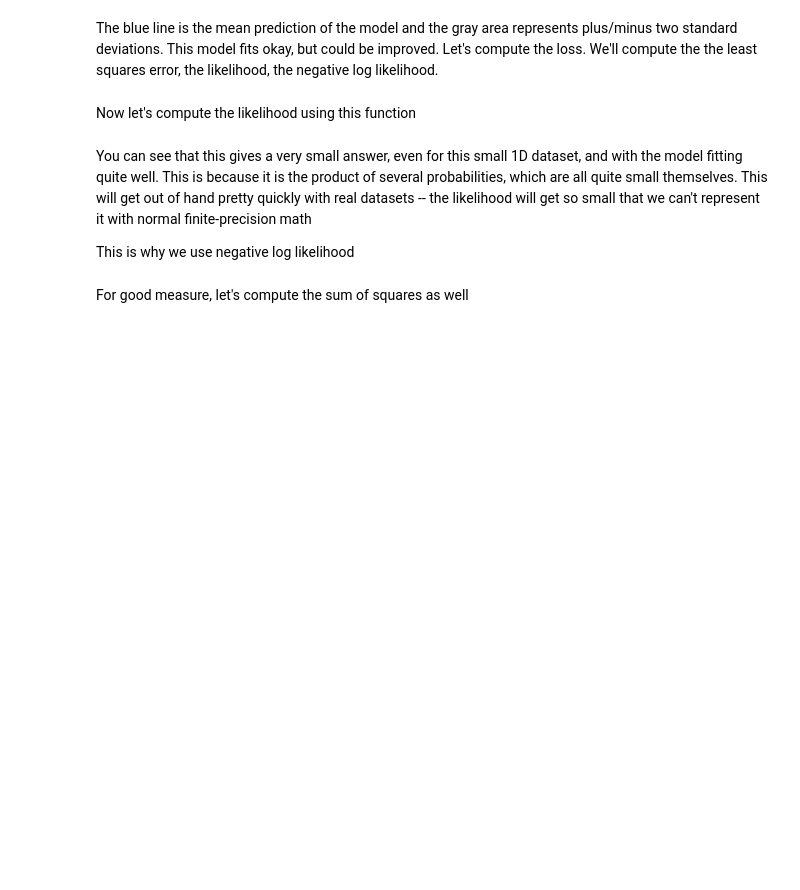
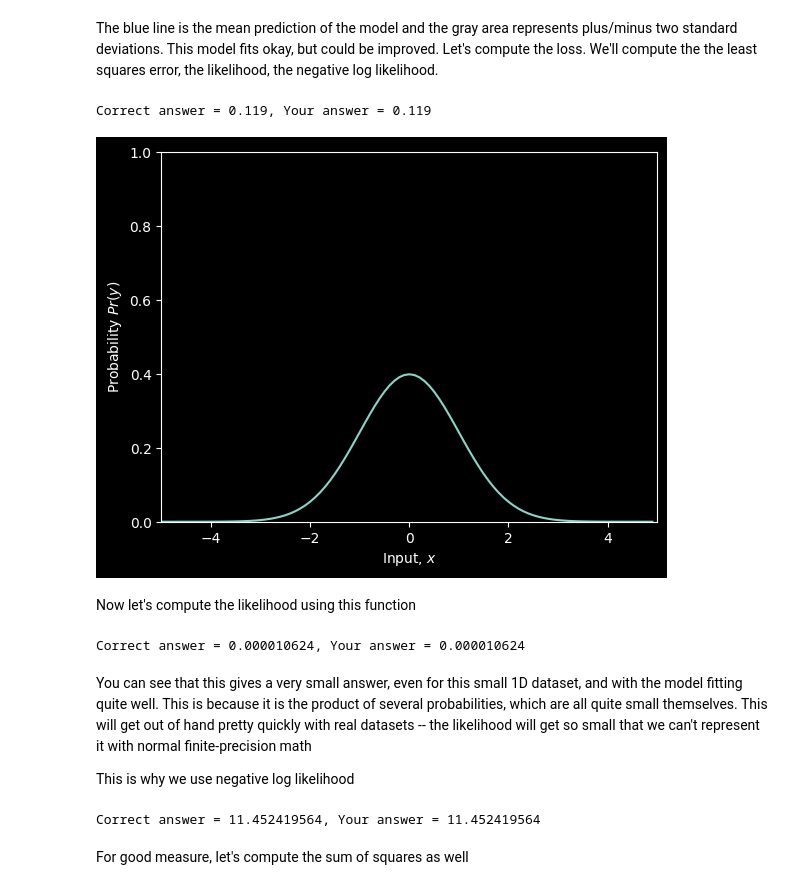
Before and after one commit to fahadsultan/csc372, a Jupyter notebook: loss_regression.ipynb, the cells around one changed output. Drawn from its saved outputs; the diff is of its cells as text; code cells hidden in the pictures; blank space fills up the shorter version.

```diff
--- a/loss_regression.ipynb
+++ b/loss_regression.ipynb
@@ -88,6 +174,8 @@ import numpy as np
 import matplotlib.pyplot as plt
 # Import math Library
 import math
+
+plt.style.use('dark_background');
 
 
 # Define the Rectified Linear Unit (ReLU) function
@@ -166,36 +256,28 @@ The blue line is the mean prediction of the model and the gray area represents p
 # %%
 # Return probability under normal distribution
 def normal_distribution(y, mu, sigma):
-    # TODO-- write in the equation for the normal distribution
-    # Equation 5.7 from the notes (you will need np.sqrt() and np.exp(), and math.pi)
-    # Don't use the numpy version -- that's cheating!
-    # Replace the line below
-    prob = np.zeros_like(y)
+    #the equation for the normal distribution
+    prob = np.exp(-((y - mu)**2) / (2.0 * sigma**2.0)) / (sigma * np.sqrt(2.0 * np.pi))
 
     return prob
 
 
 # Let's double check we get the right answer before proceeding
 print("Correct answer = %3.3f, Your answer = %3.3f"%(0.119,normal_distribution(1,-1,2.3)))
 
 
 # Let's plot the Gaussian distribution.
 y_gauss = np.arange(-5,5,0.1)
 mu = 0; sigma = 1.0
 gauss_prob = normal_distribution(y_gauss, mu, sigma)
 fig, ax = plt.subplots()
 ax.plot(y_gauss, gauss_prob)
 ax.set_xlabel(r'Input, $x$'); ax.set_ylabel(r'Probability $Pr(y)$')
 ax.set_xlim([-5,5]);ax.set_ylim([0,1.0])
 plt.show()
-
-# TODO
-# 1. Predict what will happen if we change to mu=1 and leave sigma=1
-# Now change the code above and see if you were correct.
-
-# 2. Predict what will happen if we leave mu = 0 and change sigma to 2.0
-
-# 3. Predict what will happen if we leave mu = 0 and change sigma to 0.5
+# %% [output]
+Correct answer = 0.119, Your answer = 0.119
+[figure, added]
 # %% [markdown]
 Now let's compute the likelihood using this function
 # %%
@@ -205,7 +287,9 @@ def compute_likelihood(y_train, mu, sigma):
   # Top line of equation 5.3 in the notes
   # You will need np.prod() and the normal_distribution function you used above
   # Replace the line below
-  likelihood = 0
+  # likelihood = #
+
+  likelihood = np.prod(normal_distribution(y_train, mu, sigma))
 
   return likelihood
 
@@ -220,6 +304,8 @@ sigma = 0.2
 likelihood = compute_likelihood(y_train, mu_pred, sigma)
 # Let's double check we get the right answer before proceeding
 print("Correct answer = %9.9f, Your answer = %9.9f"%(0.000010624,likelihood))
+# %% [output]
+Correct answer = 0.000010624, Your answer = 0.000010624
 # %% [markdown]
 You can see that this gives a very small answer, even for this small 1D dataset, and with the model fitting quite well. This is because it is the product of several probabilities, which are all quite small themselves. This will get out of hand pretty quickly with real datasets -- the likelihood will get so small that we can't represent it with normal finite-precision math
 
@@ -227,12 +313,9 @@ This is why we use negative log likelihood
 # %%
 # Return the negative log likelihood of the data under the model
 def compute_negative_log_likelihood(y_train, mu, sigma):
-  # TODO -- compute the negative log likelihood of the data without using a product
-  # In other words, compute minus one times the sum of the log probabilities
-  # Equation 5.4 in the notes
-  # You will need np.sum(), np.log()
-  # Replace the line below
-  nll = 0
+  # negative log likelihood of the data without using a product
+
+  nll = -1 * np.sum(np.log(normal_distribution(y_train, mu, sigma)))
 
   return nll
 
@@ -247,6 +330,8 @@ sigma = 0.2
 nll = compute_negative_log_likelihood(y_train, mu_pred, sigma)
 # Let's double check we get the right answer before proceeding
 print("Correct answer = %9.9f, Your answer = %9.9f"%(11.452419564,nll))
+# %% [output]
+Correct answer = 11.452419564, Your answer = 11.452419564
 # %% [markdown]
 For good measure, let's compute the sum of squares as well
 # %%
```
Also changed, not shown: parts of 9 cells of this notebook, 36 other files.
